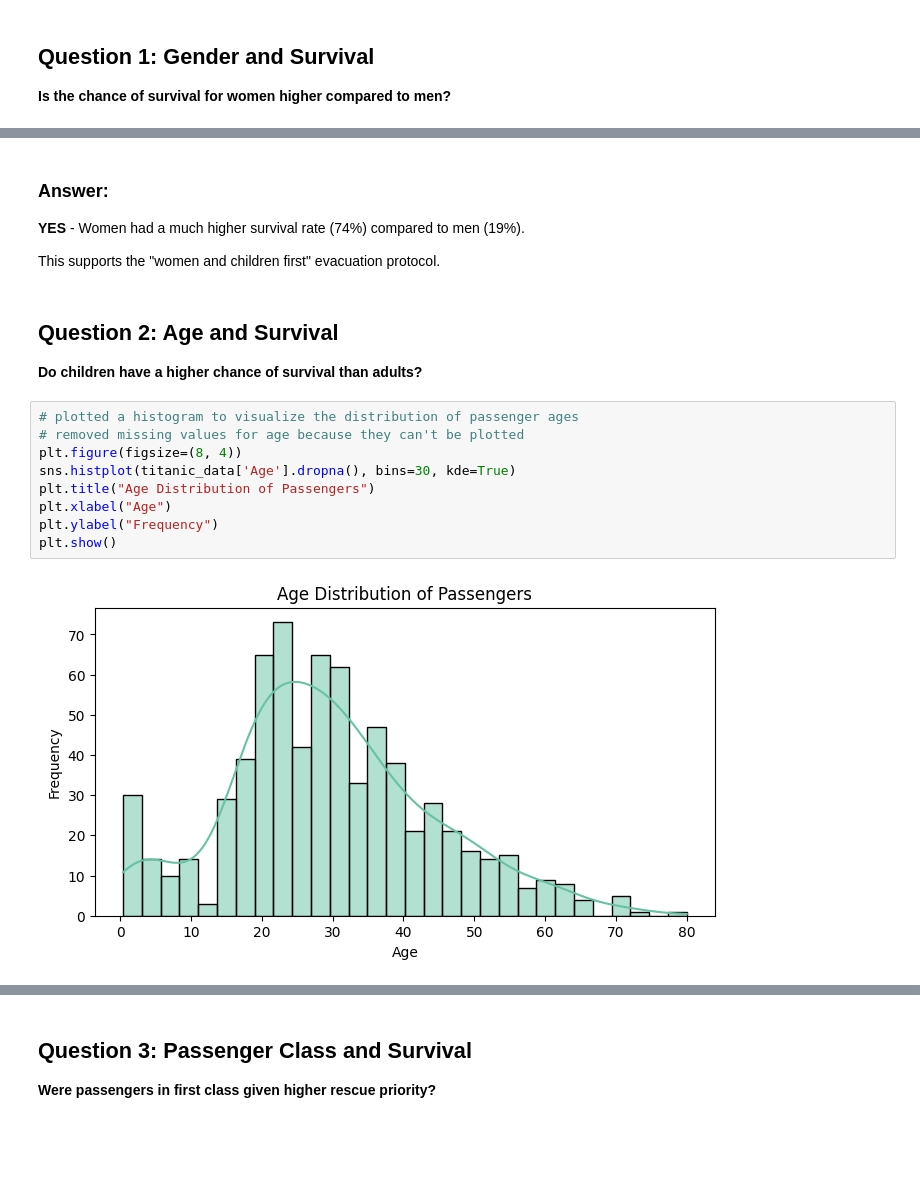
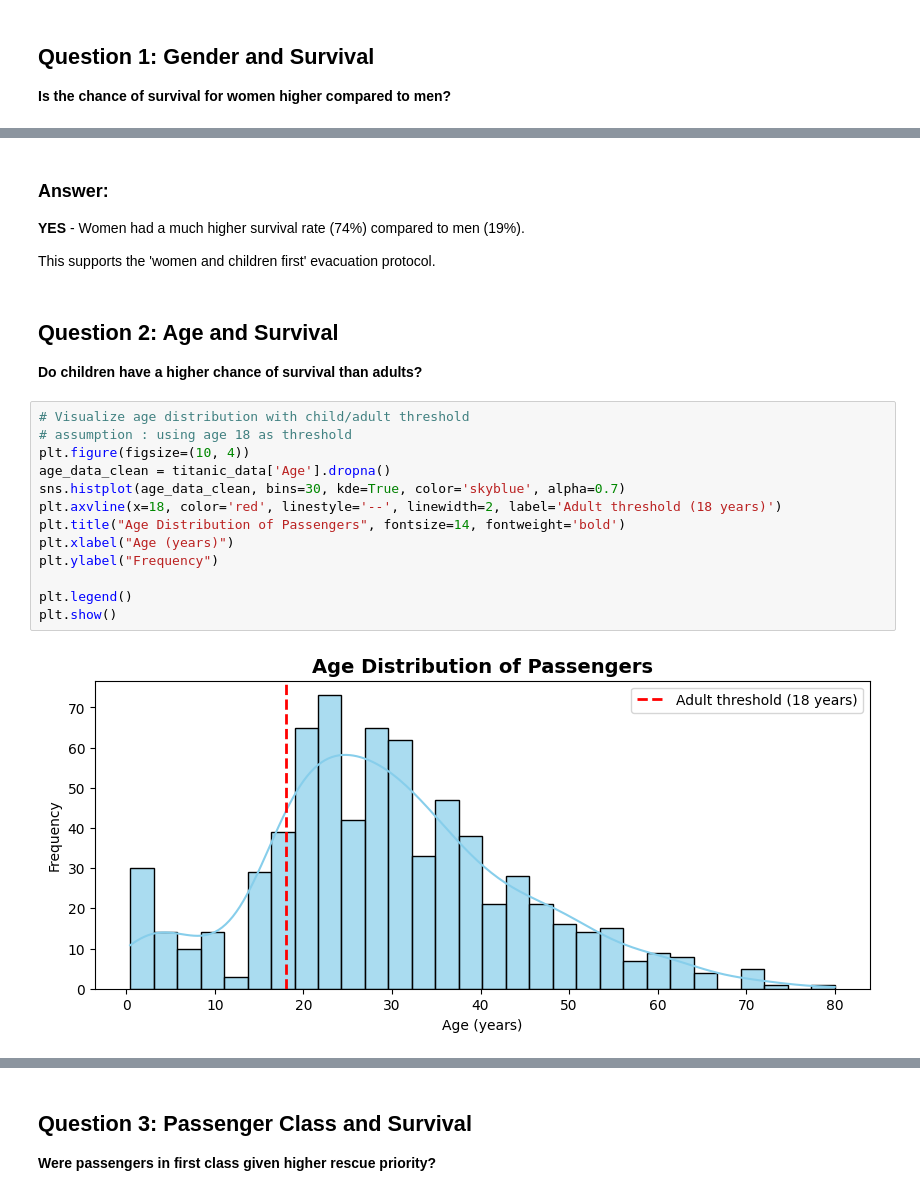
Before and after one commit to chloemaivu/titanic-c2c, a Jupyter notebook: chloe-c2c-titanic.ipynb, the cells around one changed output, grey strips where cells are left out. Cells and saved outputs as stored; diff of their text form; blank space fills up the shorter version.

```diff
--- a/chloe-c2c-titanic.ipynb
+++ b/chloe-c2c-titanic.ipynb
@@ -105,21 +118,25 @@ Difference: 55.3%
 ### Answer:
 **YES** - Women had a much higher survival rate (74%) compared to men (19%).
 
-This supports the "women and children first" evacuation protocol.
+This supports the 'women and children first' evacuation protocol.
 # %% [markdown]
 ## Question 2: Age and Survival
 **Do children have a higher chance of survival than adults?**
 # %%
-# plotted a histogram to visualize the distribution of passenger ages
-# removed missing values for age because they can't be plotted
-plt.figure(figsize=(8, 4))
-sns.histplot(titanic_data['Age'].dropna(), bins=30, kde=True)
-plt.title("Age Distribution of Passengers")
-plt.xlabel("Age")
+# Visualize age distribution with child/adult threshold
+# assumption : using age 18 as threshold
+plt.figure(figsize=(10, 4))
+age_data_clean = titanic_data['Age'].dropna()
+sns.histplot(age_data_clean, bins=30, kde=True, color='skyblue', alpha=0.7)
+plt.axvline(x=18, color='red', linestyle='--', linewidth=2, label='Adult threshold (18 years)')
+plt.title("Age Distribution of Passengers", fontsize=14, fontweight='bold')
+plt.xlabel("Age (years)")
 plt.ylabel("Frequency")
+
+plt.legend()
 plt.show()
 # %% [output]
-[figure, old version]
+[figure, new version]
 # %%
 # Create age groups and analyze survival
 age_data = titanic_data.dropna(subset=['Age']).copy()
```
Also changed, not shown: parts of 11 cells of this notebook.
